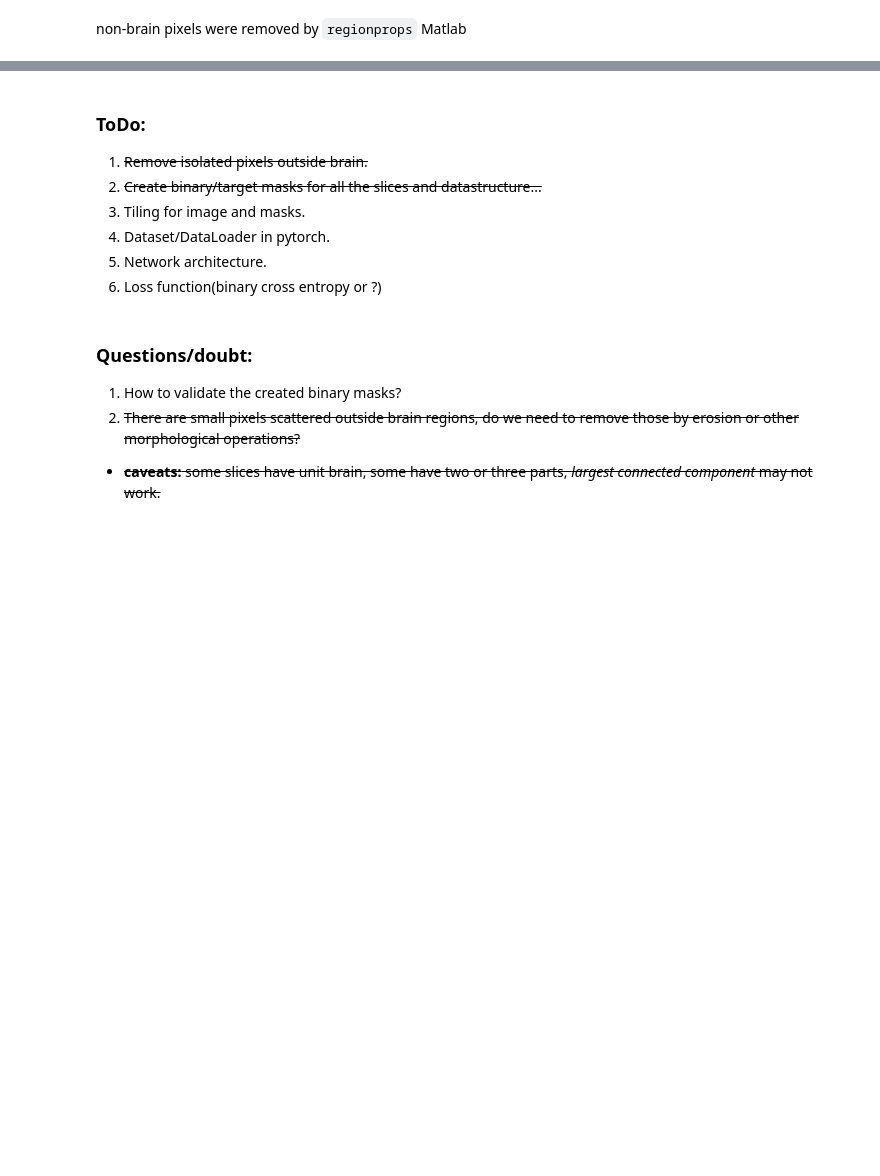
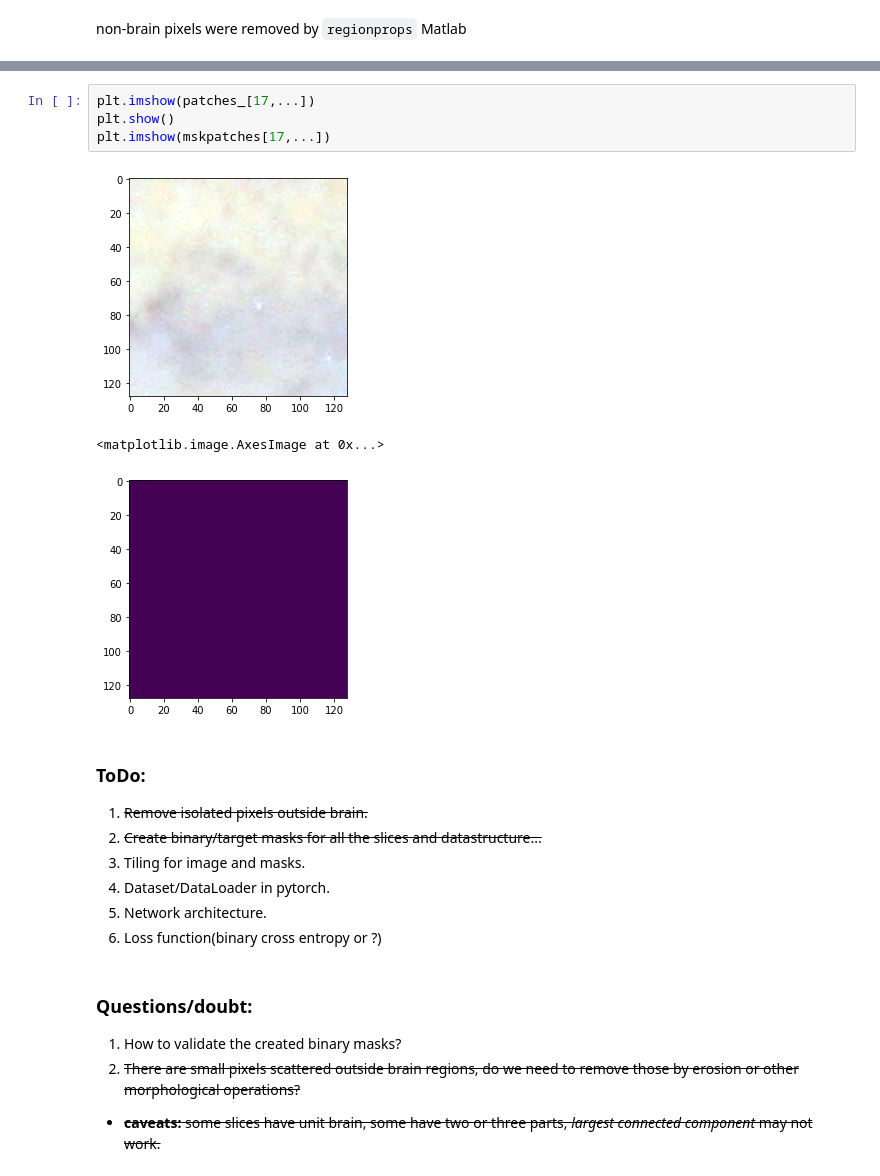
Before and after one commit to ranabanik/Blockface, a Jupyter notebook: Codes/EDAElementary.ipynb, the cells around one changed output, grey strips where cells are left out. Drawn from its saved outputs; the diff is of its cells as text; blank space fills up the shorter version.

```diff
--- a/Codes/EDAElementary.ipynb
+++ b/Codes/EDAElementary.ipynb
@@ -76,3 +154,11 @@ non-brain pixels were removed by `regionprops` Matlab
+# %%
+plt.imshow(patches_[17,...])
+plt.show()
+plt.imshow(mskpatches[17,...])
+# %% [output]
+[figure, added]
+<matplotlib.image.AxesImage at 0x...>
+[figure, added]
 # %% [markdown]
 ### ToDo:
 1. ~~Remove isolated pixels outside brain.~~
```
Also changed, not shown: parts of 15 cells of this notebook.
